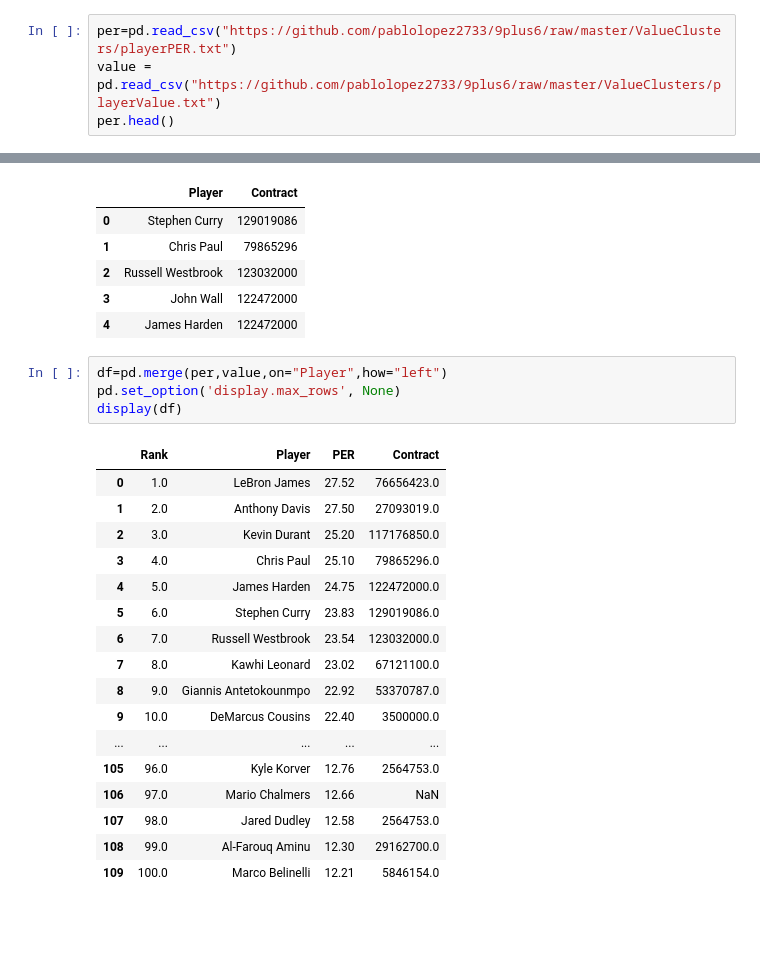
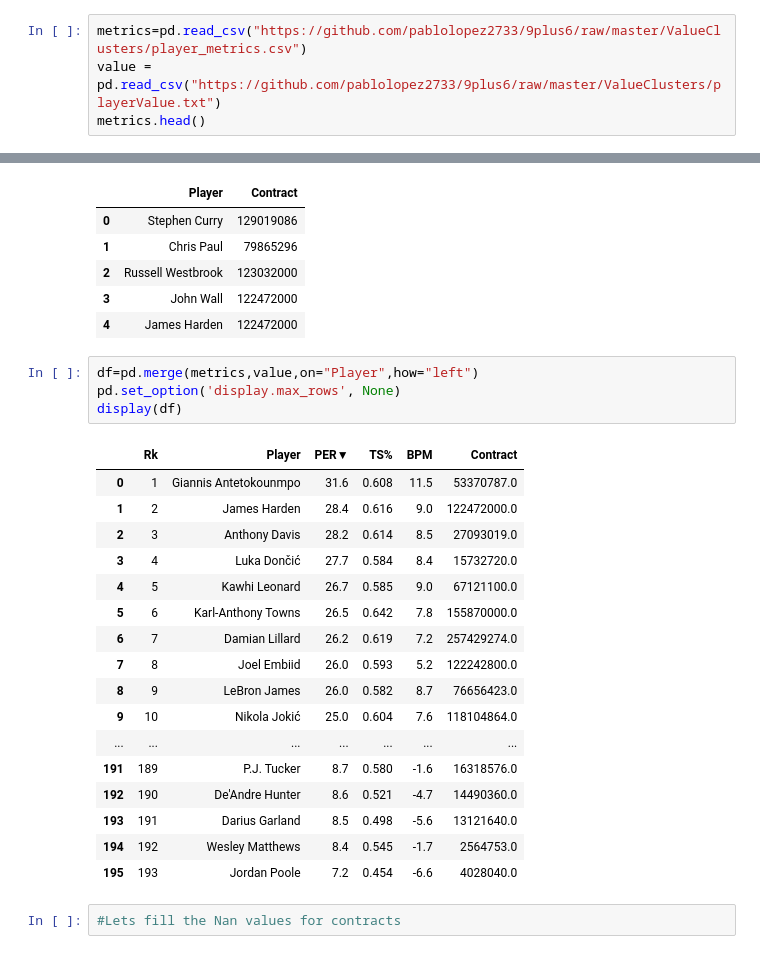
Before and after one commit to pablolopez2733/9plus6, a Jupyter notebook: ValueClusters/ValueClusters.ipynb, the cells around one changed output, grey strips where cells are left out. Saved outputs shown, nothing was run; the diff lists cells and outputs as text; blank space fills up the shorter version.

Commit message:
Dataframe almost ready, contracts missing

```diff
--- a/ValueClusters/ValueClusters.ipynb
+++ b/ValueClusters/ValueClusters.ipynb
@@ -2,7 +2,7 @@
 import pandas as pd
 import numpy as np
 # %%
-per=pd.read_csv("https://github.com/pablolopez2733/9plus6/raw/master/ValueClusters/playerPER.txt")
+metrics=pd.read_csv("https://github.com/pablolopez2733/9plus6/raw/master/ValueClusters/player_metrics.csv")
 value = pd.read_csv("https://github.com/pablolopez2733/9plus6/raw/master/ValueClusters/playerValue.txt")
-per.head()
+metrics.head()
 # %% [output]
@@ -29,24 +29,26 @@ value.head()
 | 3 | John Wall | 122472000 |
 | 4 | James Harden | 122472000 |
 # %%
-df=pd.merge(per,value,on="Player",how="left")
+df=pd.merge(metrics,value,on="Player",how="left")
 pd.set_option('display.max_rows', None)
 display(df)
 # %% [output]
-|  | Rank | Player | PER | Contract |
-| 0 | 1.0 | LeBron James | 27.52 | 76656423.0 |
-| 1 | 2.0 | Anthony Davis | 27.50 | 27093019.0 |
-| 2 | 3.0 | Kevin Durant | 25.20 | 117176850.0 |
-| 3 | 4.0 | Chris Paul | 25.10 | 79865296.0 |
-| 4 | 5.0 | James Harden | 24.75 | 122472000.0 |
-| 5 | 6.0 | Stephen Curry | 23.83 | 129019086.0 |
-| 6 | 7.0 | Russell Westbrook | 23.54 | 123032000.0 |
-| 7 | 8.0 | Kawhi Leonard | 23.02 | 67121100.0 |
-| 8 | 9.0 | Giannis Antetokounmpo | 22.92 | 53370787.0 |
-| 9 | 10.0 | DeMarcus Cousins | 22.40 | 3500000.0 |
-| ... | ... | ... | ... | ... |
-| 105 | 96.0 | Kyle Korver | 12.76 | 2564753.0 |
-| 106 | 97.0 | Mario Chalmers | 12.66 | NaN |
-| 107 | 98.0 | Jared Dudley | 12.58 | 2564753.0 |
-| 108 | 99.0 | Al-Farouq Aminu | 12.30 | 29162700.0 |
-| 109 | 100.0 | Marco Belinelli | 12.21 | 5846154.0 |
+|  | Rk | Player | PER▼ | TS% | BPM | Contract |
+| 0 | 1 | Giannis Antetokounmpo | 31.6 | 0.608 | 11.5 | 53370787.0 |
+| 1 | 2 | James Harden | 28.4 | 0.616 | 9.0 | 122472000.0 |
+| 2 | 3 | Anthony Davis | 28.2 | 0.614 | 8.5 | 27093019.0 |
+| 3 | 4 | Luka Dončić | 27.7 | 0.584 | 8.4 | 15732720.0 |
+| 4 | 5 | Kawhi Leonard | 26.7 | 0.585 | 9.0 | 67121100.0 |
+| 5 | 6 | Karl-Anthony Towns | 26.5 | 0.642 | 7.8 | 155870000.0 |
+| 6 | 7 | Damian Lillard | 26.2 | 0.619 | 7.2 | 257429274.0 |
+| 7 | 8 | Joel Embiid | 26.0 | 0.593 | 5.2 | 122242800.0 |
+| 8 | 9 | LeBron James | 26.0 | 0.582 | 8.7 | 76656423.0 |
+| 9 | 10 | Nikola Jokić | 25.0 | 0.604 | 7.6 | 118104864.0 |
+| ... | ... | ... | ... | ... | ... | ... |
+| 191 | 189 | P.J. Tucker | 8.7 | 0.580 | -1.6 | 16318576.0 |
+| 192 | 190 | De'Andre Hunter | 8.6 | 0.521 | -4.7 | 14490360.0 |
+| 193 | 191 | Darius Garland | 8.5 | 0.498 | -5.6 | 13121640.0 |
+| 194 | 192 | Wesley Matthews | 8.4 | 0.545 | -1.7 | 2564753.0 |
+| 195 | 193 | Jordan Poole | 7.2 | 0.454 | -6.6 | 4028040.0 |
+# %%
+#Lets fill the Nan values for contracts
```
Also changed, not shown: parts of 1 cell of this notebook.
